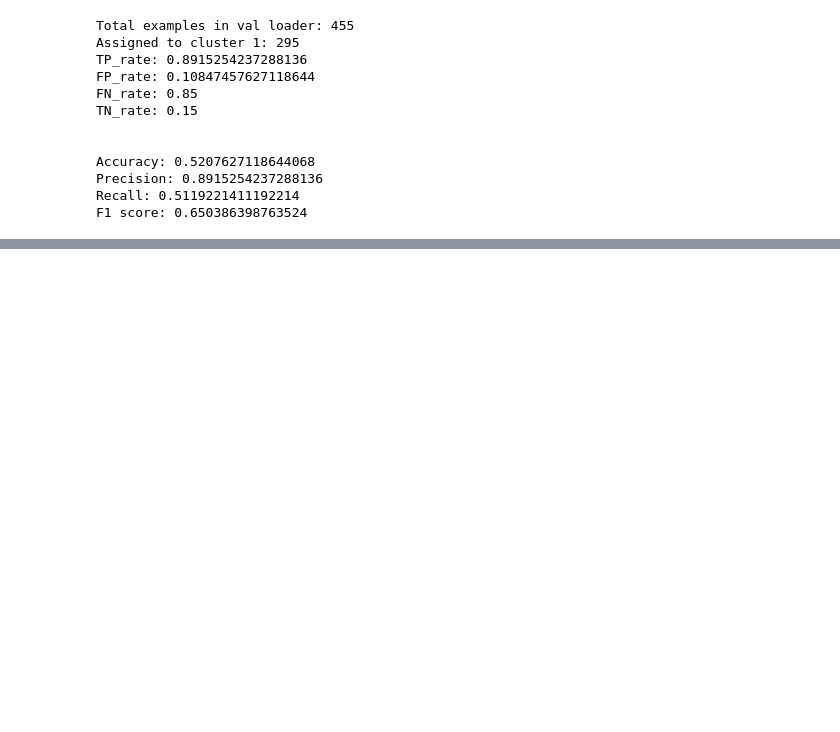
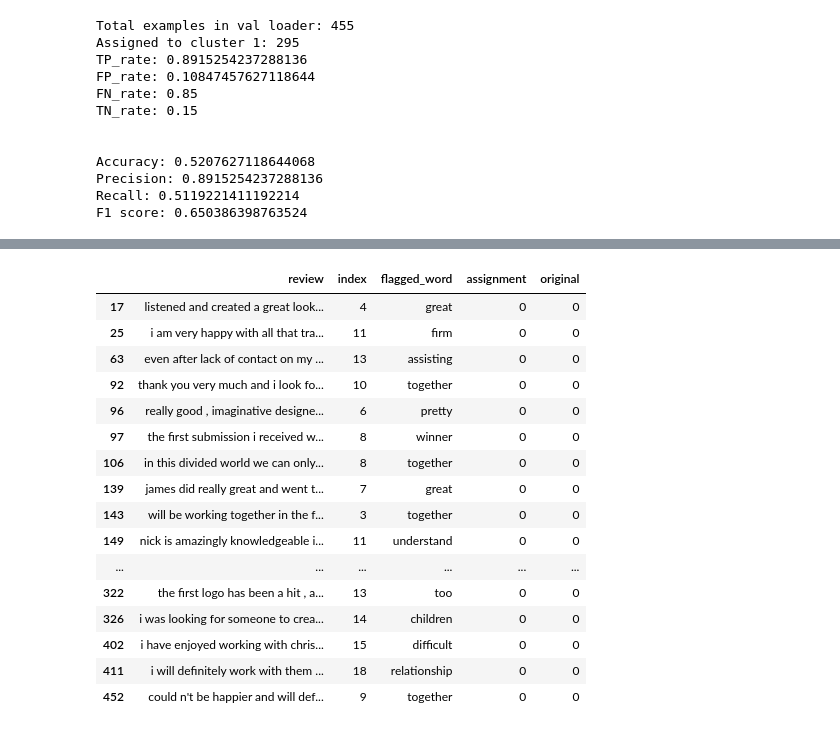
Before and after one commit to elliotgsilva/BiasedLanguageDetection, a Jupyter notebook: baseline_frozen_glove.ipynb, the cells around one changed output, grey strips where cells are left out. Saved outputs shown, nothing was run; the diff lists cells and outputs as text; code cells hidden in the pictures; blank space fills up the shorter version.

```diff
--- a/baseline_frozen_glove.ipynb
+++ b/baseline_frozen_glove.ipynb
@@ -445,0 +466,20 @@ F1 score: 0.650386398763524
+# %%
+FP_cluster[FP_cluster.original == 0]
+# %% [output]
+|  | review | index | flagged_word | assignment | original |
+| 17 | listened and created a great look... | 4 | great | 0 | 0 |
+| 25 | i am very happy with all that tra... | 11 | firm | 0 | 0 |
+| 63 | even after lack of contact on my ... | 13 | assisting | 0 | 0 |
+| 92 | thank you very much and i look fo... | 10 | together | 0 | 0 |
+| 96 | really good , imaginative designe... | 6 | pretty | 0 | 0 |
+| 97 | the first submission i received w... | 8 | winner | 0 | 0 |
+| 106 | in this divided world we can only... | 8 | together | 0 | 0 |
+| 139 | james did really great and went t... | 7 | great | 0 | 0 |
+| 143 | will be working together in the f... | 3 | together | 0 | 0 |
+| 149 | nick is amazingly knowledgeable i... | 11 | understand | 0 | 0 |
+| ... | ... | ... | ... | ... | ... |
+| 322 | the first logo has been a hit , a... | 13 | too | 0 | 0 |
+| 326 | i was looking for someone to crea... | 14 | children | 0 | 0 |
+| 402 | i have enjoyed working with chris... | 15 | difficult | 0 | 0 |
+| 411 | i will definitely work with them ... | 18 | relationship | 0 | 0 |
+| 452 | could n't be happier and will def... | 9 | together | 0 | 0 |
```
Also changed, not shown: parts of 1 cell of this notebook, 7 other files.
